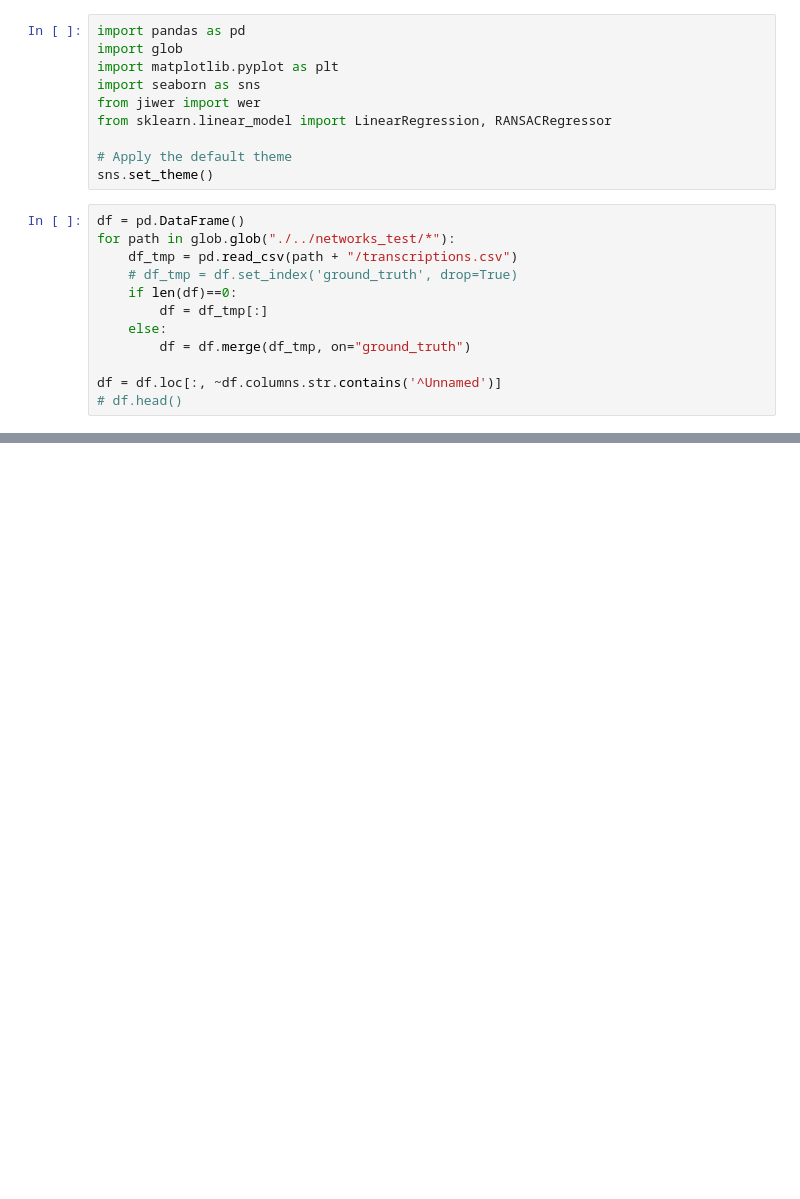
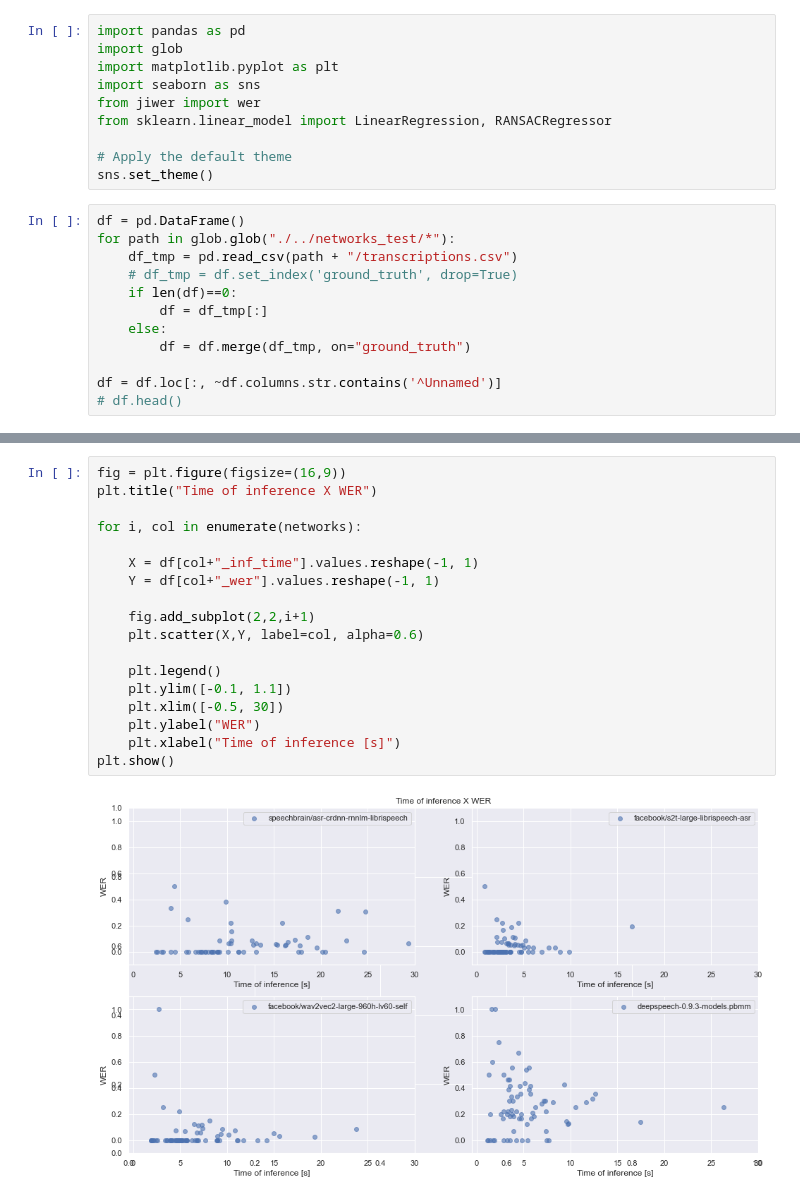
Before and after one commit to lucasagrizzi/ASR, a Jupyter notebook: eval/evaluation_networks.ipynb, the cells around one changed output, grey strips where cells are left out. Cells and saved outputs as stored; diff of their text form; blank space fills up the shorter version.

```diff
--- a/eval/evaluation_networks.ipynb
+++ b/eval/evaluation_networks.ipynb
@@ -93,0 +98,20 @@ df
+# %%
+fig = plt.figure(figsize=(16,9))
+plt.title("Time of inference X WER")
+
+for i, col in enumerate(networks):
+
+    X = df[col+"_inf_time"].values.reshape(-1, 1)
+    Y = df[col+"_wer"].values.reshape(-1, 1)
+
+    fig.add_subplot(2,2,i+1)
+    plt.scatter(X,Y, label=col, alpha=0.6)
+
+    plt.legend()
+    plt.ylim([-0.1, 1.1])
+    plt.xlim([-0.5, 30])
+    plt.ylabel("WER")
+    plt.xlabel("Time of inference [s]")
+plt.show()
+# %% [output]
+[figure, added]
```
Also changed, not shown: parts of 5 cells of this notebook, 2 other files.
